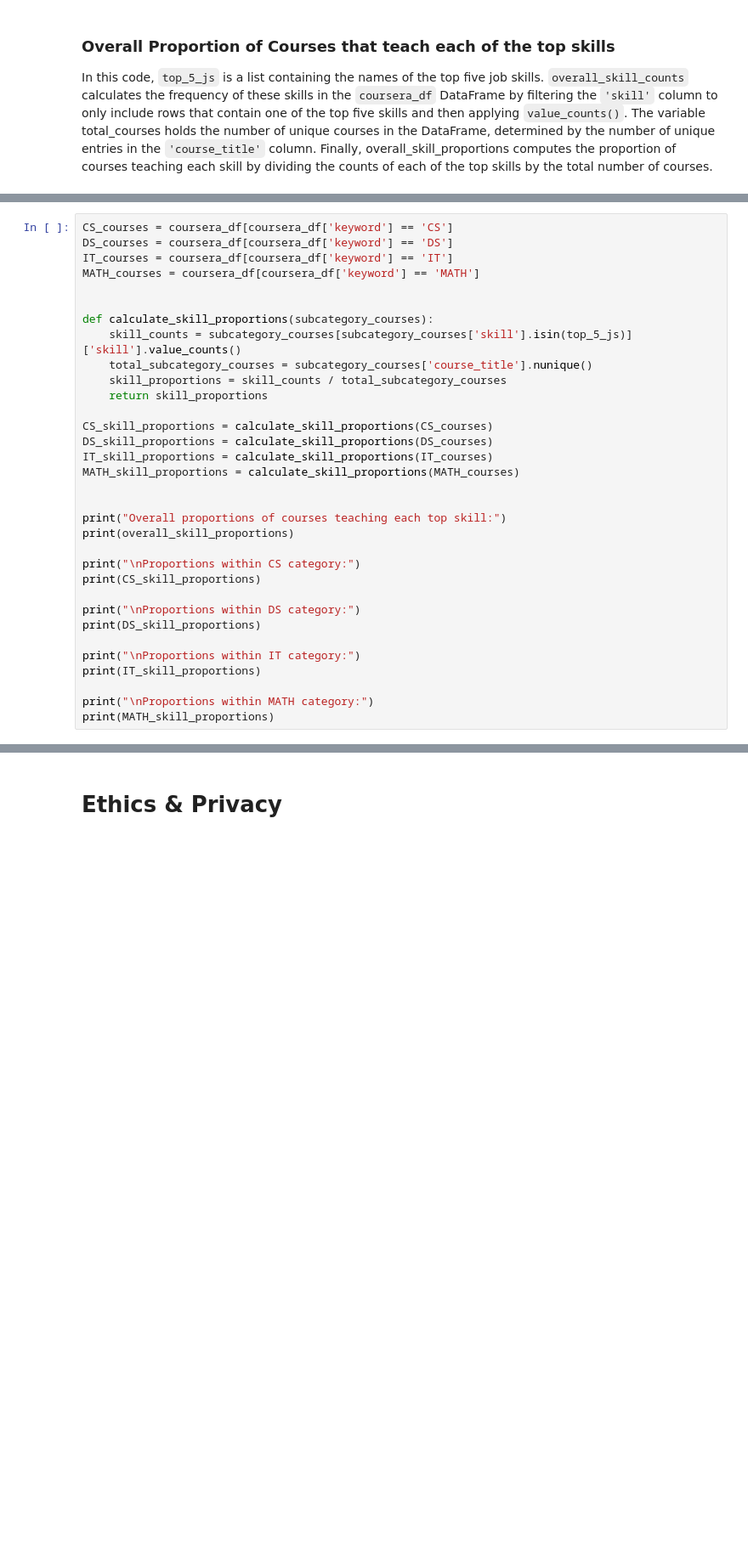
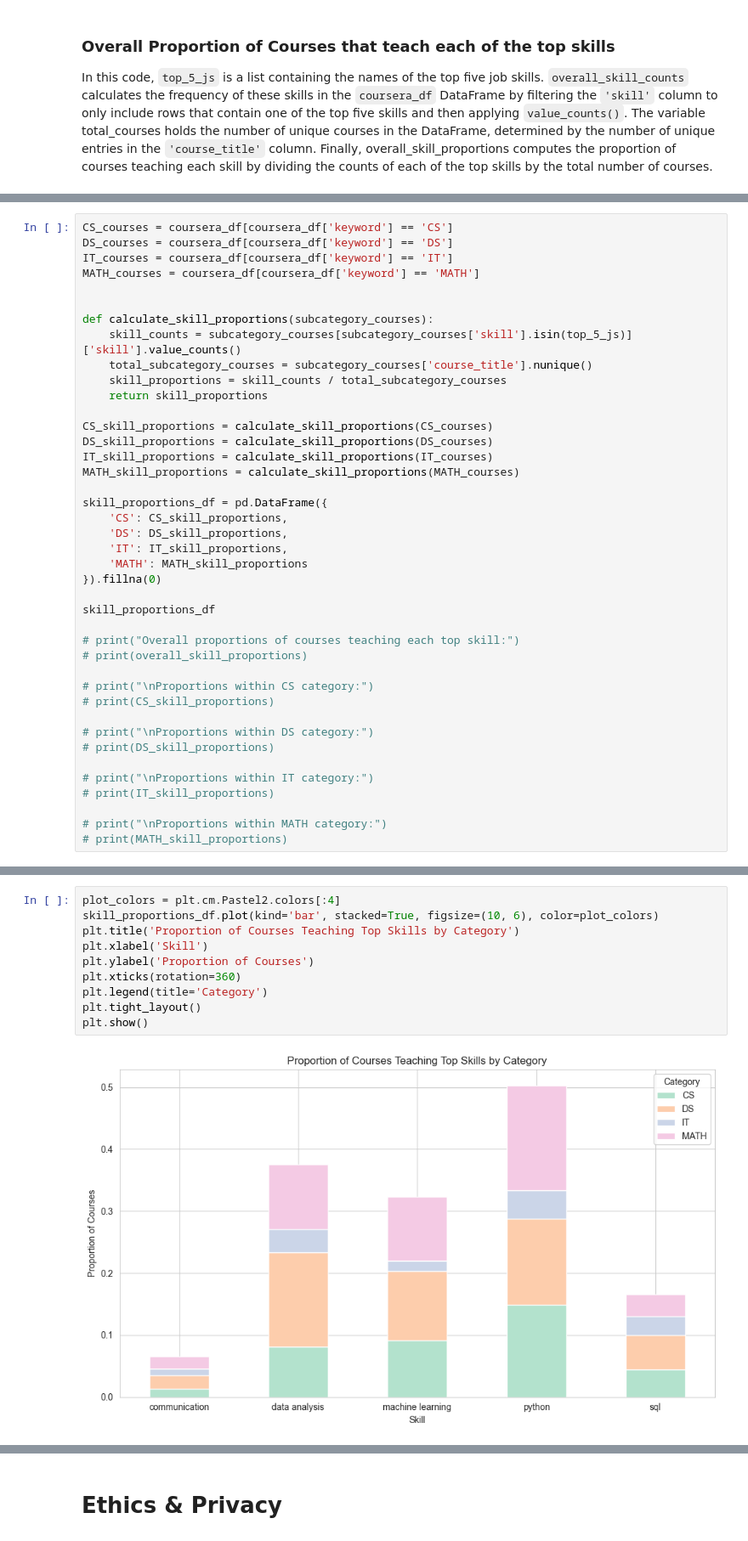
Before and after one commit to charvishukla/linkedIn-job-skills-coursera-analysis, a Jupyter notebook: EDACheckpoint_Group050_WI24.ipynb, the cells around one changed output, grey strips where cells are left out. Shown: that part at 85% size. Saved outputs shown, nothing was run; the diff lists cells and outputs as text; blank space fills up the shorter version.

```diff
--- a/EDACheckpoint_Group050_WI24.ipynb
+++ b/EDACheckpoint_Group050_WI24.ipynb
@@ -533,19 +540,27 @@ DS_skill_proportions = calculate_skill_proportions(DS_courses)
 IT_skill_proportions = calculate_skill_proportions(IT_courses)
 MATH_skill_proportions = calculate_skill_proportions(MATH_courses)
 
+skill_proportions_df = pd.DataFrame({
+    'CS': CS_skill_proportions,
+    'DS': DS_skill_proportions,
+    'IT': IT_skill_proportions,
+    'MATH': MATH_skill_proportions
+}).fillna(0)
 
-print("Overall proportions of courses teaching each top skill:")
-print(overall_skill_proportions)
+skill_proportions_df
 
-print("\nProportions within CS category:")
-print(CS_skill_proportions)
+# print("Overall proportions of courses teaching each top skill:")
+# print(overall_skill_proportions)
 
-print("\nProportions within DS category:")
-print(DS_skill_proportions)
+# print("\nProportions within CS category:")
+# print(CS_skill_proportions)
 
-print("\nProportions within IT category:")
-print(IT_skill_proportions)
+# print("\nProportions within DS category:")
+# print(DS_skill_proportions)
 
-print("\nProportions within MATH category:")
-print(MATH_skill_proportions)
+# print("\nProportions within IT category:")
+# print(IT_skill_proportions)
+
+# print("\nProportions within MATH category:")
+# print(MATH_skill_proportions)
 # %% [output]
@@ -568,0 +573,12 @@ Name: skill, dtype: float64
+# %%
+plot_colors = plt.cm.Pastel2.colors[:4]
+skill_proportions_df.plot(kind='bar', stacked=True, figsize=(10, 6), color=plot_colors)
+plt.title('Proportion of Courses Teaching Top Skills by Category')
+plt.xlabel('Skill')
+plt.ylabel('Proportion of Courses')
+plt.xticks(rotation=360)
+plt.legend(title='Category')
+plt.tight_layout()
+plt.show()
+# %% [output]
+[figure, added]
```
Also changed, not shown: parts of 8 cells of this notebook.
